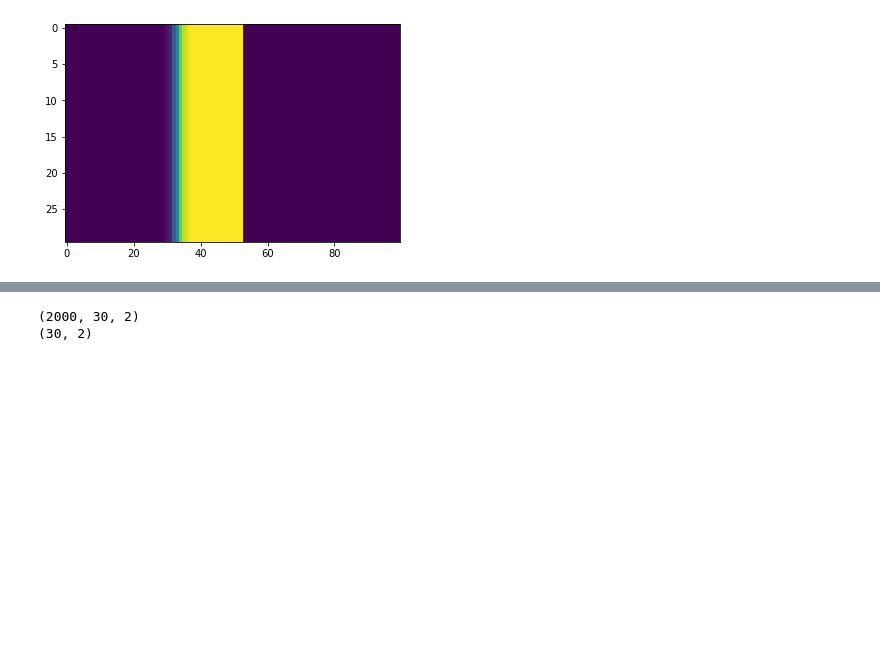
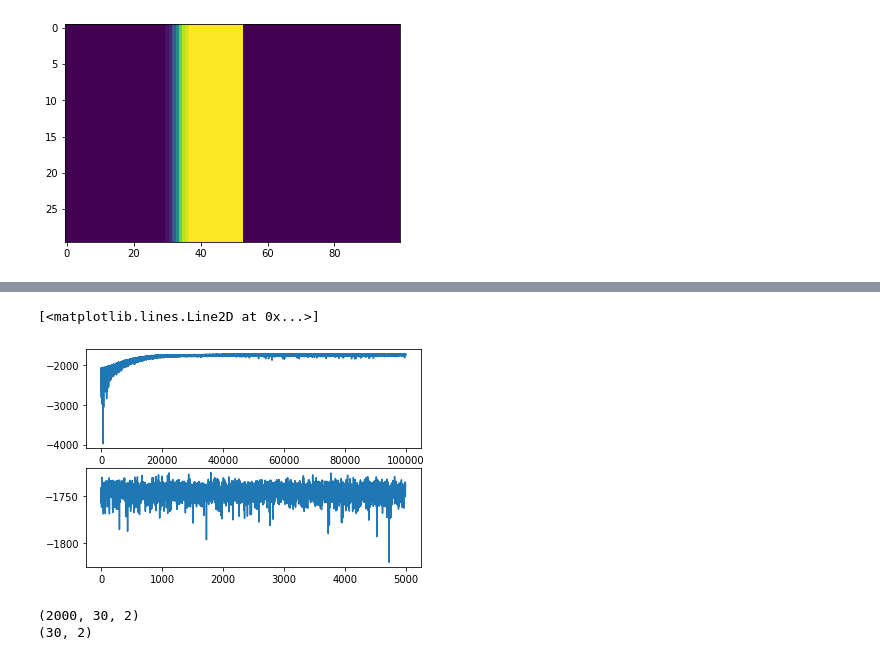
Before and after one commit to abuzarmahmood/firing_space_plot, a Jupyter notebook: changepoint_mcmc/ipython_notebooks/2d_marginalized_beta_mixture_changepoint.ipynb, the cells around one changed output, grey strips where cells are left out. Saved outputs shown, nothing was run; the diff lists cells and outputs as text; code cells hidden in the pictures; blank space fills up the shorter version.

```diff
--- a/changepoint_mcmc/ipython_notebooks/2d_marginalized_beta_mixture_changepoint.ipynb
+++ b/changepoint_mcmc/ipython_notebooks/2d_marginalized_beta_mixture_changepoint.ipynb
@@ -198,3 +197,12 @@ Finished [100%]: Average Loss = 1,658.4
+# %%
+#pm.traceplot(trace);
+fig,ax = plt.subplots(2,1)
+ax[0].plot(-inference.hist)
+len_hist = len(-inference.hist)
+ax[1].plot(-inference.hist[int(0.95*len_hist):])
+# %% [output]
+[<matplotlib.lines.Line2D at 0x...>]
+[figure, added]
 # %%
 with model:
     ppc_trace = pm.sample_posterior_predictive(trace)
```
Also changed, not shown: parts of 37 cells of this notebook, 2 other files.
